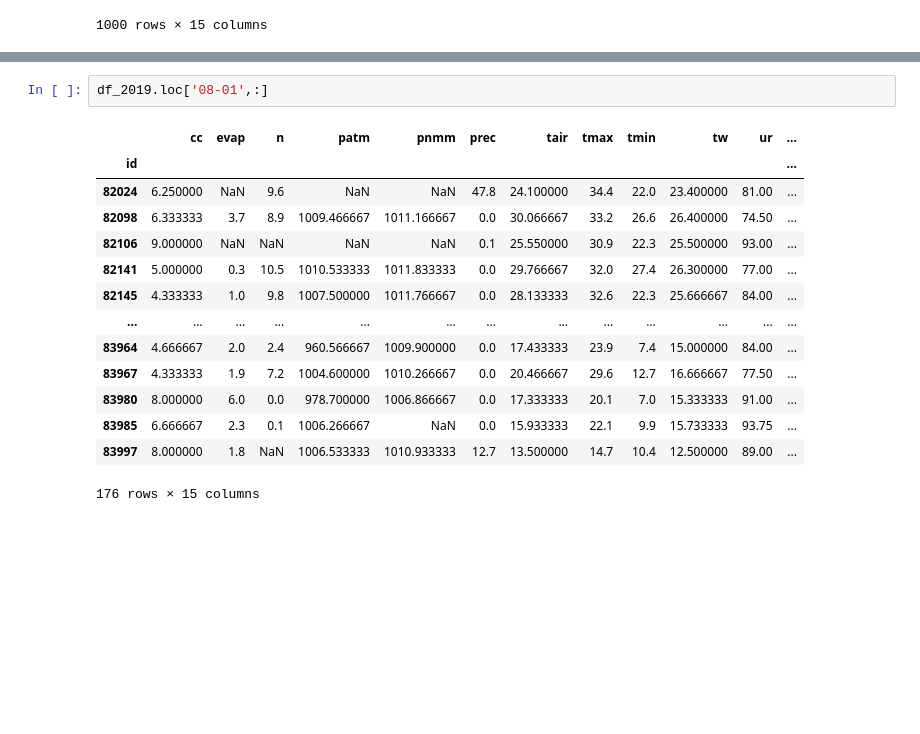
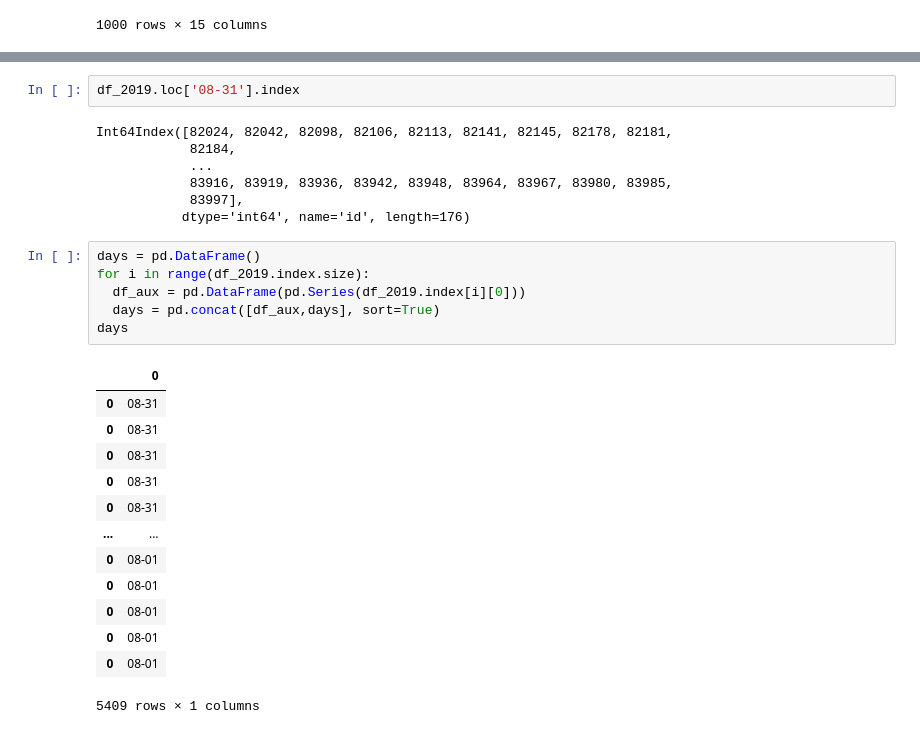
Before and after one commit to andrefellipe/ccd, a Jupyter notebook: baseline.ipynb, the cells around one changed output, grey strips where cells are left out. Saved outputs shown, nothing was run; the diff lists cells and outputs as text; blank space fills up the shorter version.

```diff
--- a/baseline.ipynb
+++ b/baseline.ipynb
@@ -287,17 +304,29 @@ df.loc['08-01',:]
 # %%
-df_2019.loc['08-01',:]
+df_2019.loc['08-31'].index
 # %% [output]
-|  | cc | evap | n | patm | pnmm | prec | tair | tmax | tmin | tw | ur | ... |
-| id |  |  |  |  |  |  |  |  |  |  |  | ... |
-| 82024 | 6.250000 | NaN | 9.6 | NaN | NaN | 47.8 | 24.100000 | 34.4 | 22.0 | 23.400000 | 81.00 | ... |
-| 82098 | 6.333333 | 3.7 | 8.9 | 1009.466667 | 1011.166667 | 0.0 | 30.066667 | 33.2 | 26.6 | 26.400000 | 74.50 | ... |
-| 82106 | 9.000000 | NaN | NaN | NaN | NaN | 0.1 | 25.550000 | 30.9 | 22.3 | 25.500000 | 93.00 | ... |
-| 82141 | 5.000000 | 0.3 | 10.5 | 1010.533333 | 1011.833333 | 0.0 | 29.766667 | 32.0 | 27.4 | 26.300000 | 77.00 | ... |
-| 82145 | 4.333333 | 1.0 | 9.8 | 1007.500000 | 1011.766667 | 0.0 | 28.133333 | 32.6 | 22.3 | 25.666667 | 84.00 | ... |
-| ... | ... | ... | ... | ... | ... | ... | ... | ... | ... | ... | ... | ... |
-| 83964 | 4.666667 | 2.0 | 2.4 | 960.566667 | 1009.900000 | 0.0 | 17.433333 | 23.9 | 7.4 | 15.000000 | 84.00 | ... |
-| 83967 | 4.333333 | 1.9 | 7.2 | 1004.600000 | 1010.266667 | 0.0 | 20.466667 | 29.6 | 12.7 | 16.666667 | 77.50 | ... |
-| 83980 | 8.000000 | 6.0 | 0.0 | 978.700000 | 1006.866667 | 0.0 | 17.333333 | 20.1 | 7.0 | 15.333333 | 91.00 | ... |
-| 83985 | 6.666667 | 2.3 | 0.1 | 1006.266667 | NaN | 0.0 | 15.933333 | 22.1 | 9.9 | 15.733333 | 93.75 | ... |
-| 83997 | 8.000000 | 1.8 | NaN | 1006.533333 | 1010.933333 | 12.7 | 13.500000 | 14.7 | 10.4 | 12.500000 | 89.00 | ... |
-176 rows × 15 columns
+Int64Index([82024, 82042, 82098, 82106, 82113, 82141, 82145, 82178, 82181,
+            82184,
+            ...
+            83916, 83919, 83936, 83942, 83948, 83964, 83967, 83980, 83985,
+            83997],
+           dtype='int64', name='id', length=176)
+# %%
+days = pd.DataFrame()
+for i in range(df_2019.index.size):
+  df_aux = pd.DataFrame(pd.Series(df_2019.index[i][0]))
+  days = pd.concat([df_aux,days], sort=True)
+days
+# %% [output]
+|  | 0 |
+| 0 | 08-31 |
+| 0 | 08-31 |
+| 0 | 08-31 |
+| 0 | 08-31 |
+| 0 | 08-31 |
+| ... | ... |
+| 0 | 08-01 |
+| 0 | 08-01 |
+| 0 | 08-01 |
+| 0 | 08-01 |
+| 0 | 08-01 |
+5409 rows × 1 columns
```
Also changed, not shown: parts of 8 cells of this notebook.
